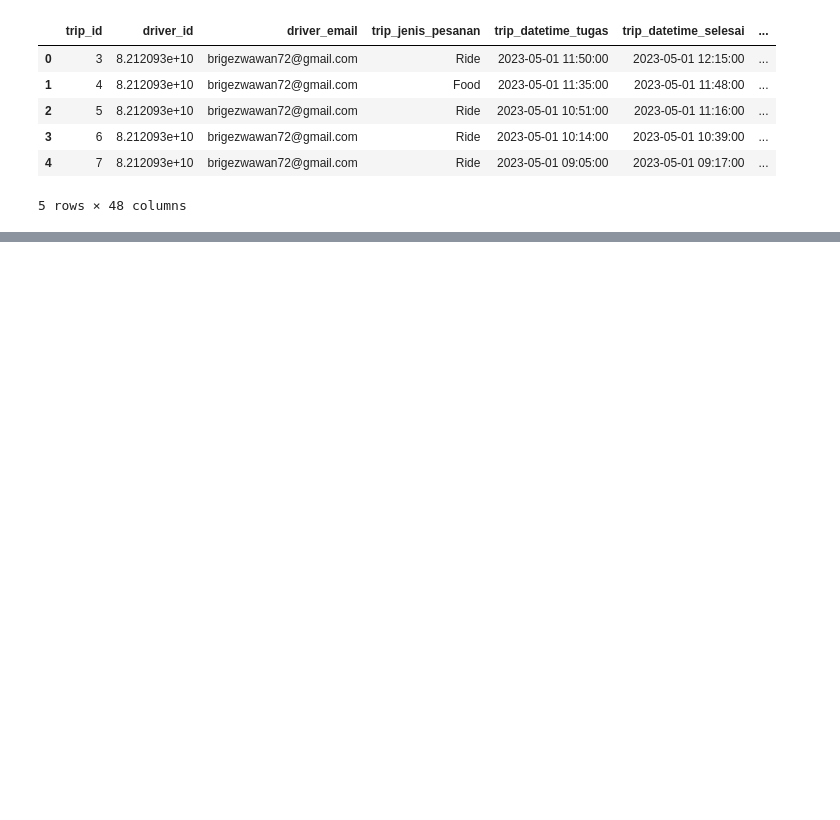
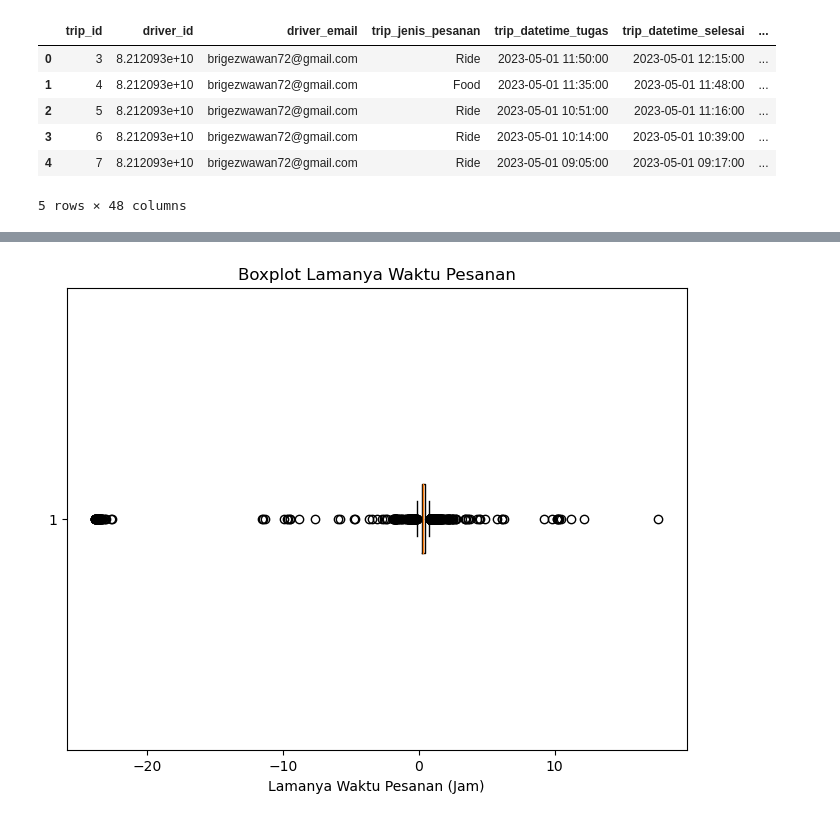
Before and after one commit to azwanazamuddin/location-choice-model, a Jupyter notebook: notebooks/pca_features.ipynb, the cells around one changed output, grey strips where cells are left out. Saved outputs shown, nothing was run; the diff lists cells and outputs as text; code cells hidden in the pictures; blank space fills up the shorter version.

```diff
--- a/notebooks/pca_features.ipynb
+++ b/notebooks/pca_features.ipynb
@@ -25,0 +71,8 @@ df.head()
+# %%
+plt.figure(figsize=(8, 6))
+plt.boxplot(df['trip_lamanya_waktu_pesanan'].dt.total_seconds() / 3600, vert=False)  # Mengonversi ke jam
+plt.xlabel('Lamanya Waktu Pesanan (Jam)')
+plt.title('Boxplot Lamanya Waktu Pesanan')
+plt.show()
+# %% [output]
+[figure, added]
```
Also changed, not shown: parts of 114 cells of this notebook, 7 other files.
